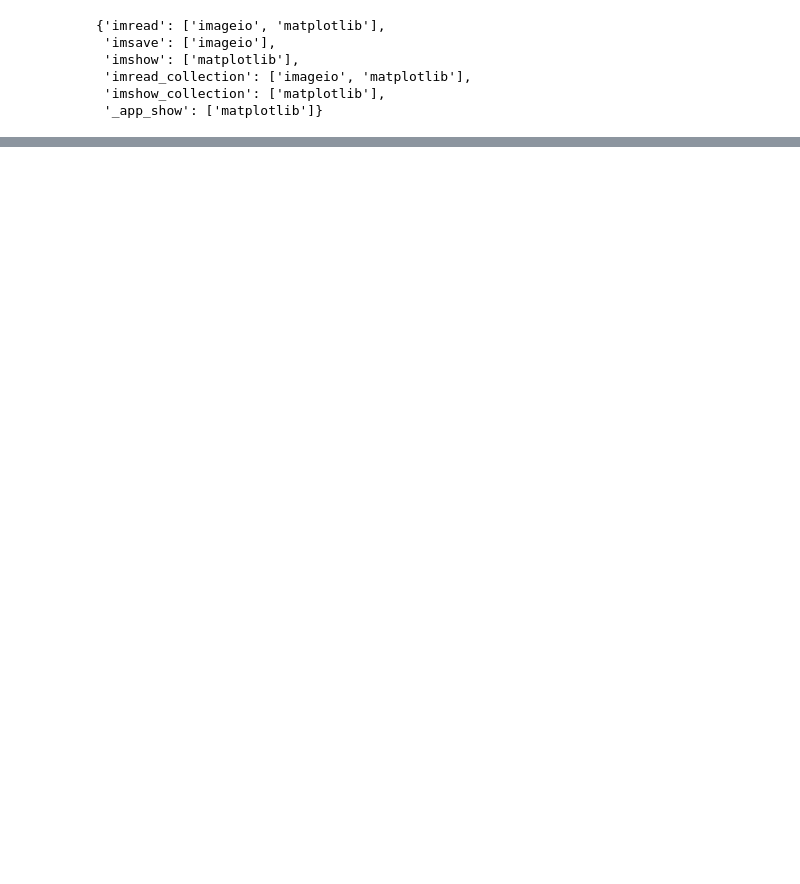
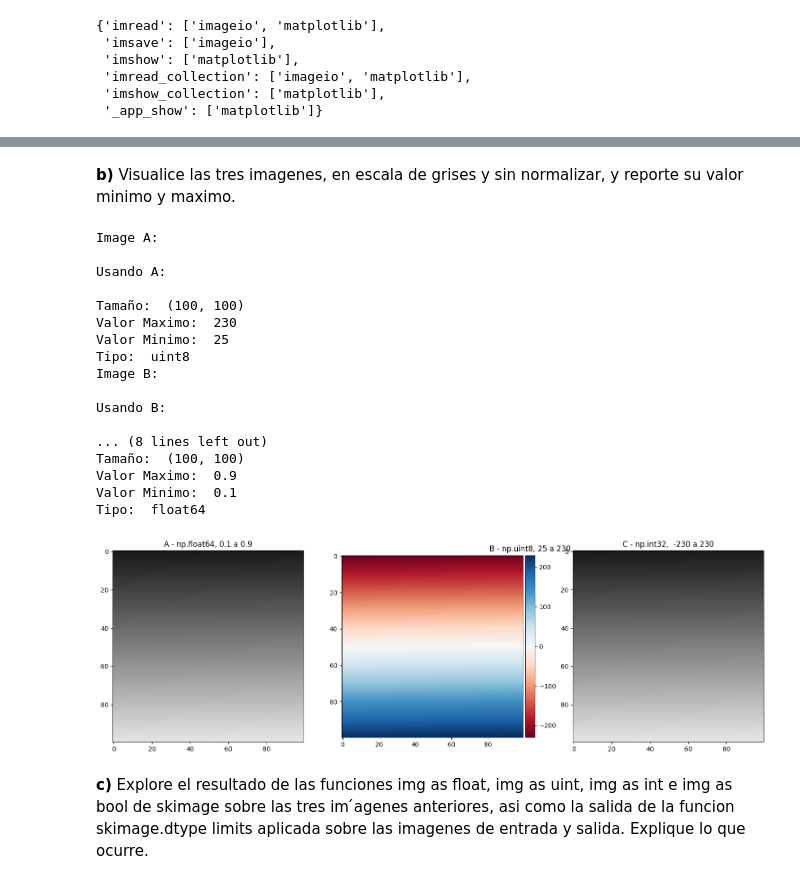
Before and after one commit to ChantaClown/3-year, a Jupyter notebook: computer_vision/p1/practica1.ipynb, the cells around one changed output, grey strips where cells are left out. Drawn from its saved outputs; the diff is of its cells as text; code cells hidden in the pictures; blank space fills up the shorter version.

```diff
--- a/computer_vision/p1/practica1.ipynb
+++ b/computer_vision/p1/practica1.ipynb
@@ -36,0 +140,66 @@ Al realizar operaciones se pasade $uint8$ a $float$, pasamos de usar $(255,255,2
+# %%
+def intensity_gradient(size=(100, 100), dtype=np.uint8, values=(0, 255)):
+    rows, cols = size
+    mn, mx = values
+    result = np.linspace(mn, mx, rows*cols).reshape(rows, cols)
+    return result.astype(dtype)
+
+C = intensity_gradient(size=(100, 100), dtype=np.float64, values=(0.1, 0.9))
+A = intensity_gradient(size=(100, 100), dtype=np.uint8, values=(25, 230))
+B = intensity_gradient(size=(100, 100), dtype=np.int32, values=(-230, 230))
+# %% [markdown]
+__b)__ Visualice las tres imagenes, en escala de grises y sin normalizar, y reporte su valor minimo y maximo.
+# %%
+print("Image A: \n")
+# Caracteristicas de la imagen
+image_caracteristics(A, "A")
+
+print("Image B: \n")
+# Caracteristicas de la imagen
+image_caracteristics(B, "B")
+
+print("Image C: \n")
+# Caracteristicas de la imagen
+image_caracteristics(C, "C")
+
+# Visualizamos las imagenes
+plt.figure(figsize=(15, 5))
+
+# lena2 brillo por defecto
+plt.subplot(1, 3, 1) # lena2
+io.imshow(A)
+plt.title("A - np.float64, 0.1 a 0.9")
+
+# lena3 menos brillo
+plt.subplot(1, 3, 2) # lena3
+io.imshow(B)
+plt.title("B - np.uint8, 25 a 230")
+
+# lena3 menos brillo
+plt.subplot(1, 3, 3) # lena3
+io.imshow(C)
+plt.title("C - np.int32,  -230 a 230")
+
+# Mostrar las imágenes
+plt.show()
+# %% [output]
+Image A:
+
+Usando A:
+
+Tamaño:  (100, 100)
+Valor Maximo:  230
+Valor Minimo:  25
+Tipo:  uint8
+Image B:
+
+Usando B:
+
+... (8 lines left out)
+Tamaño:  (100, 100)
+Valor Maximo:  0.9
+Valor Minimo:  0.1
+Tipo:  float64
+[figure, added]
+# %% [markdown]
+__c)__ Explore el resultado de las funciones img as float, img as uint, img as int e img as bool de skimage sobre las tres im ́agenes anteriores, asi como la salida de la funcion skimage.dtype limits aplicada sobre las imagenes de entrada y salida. Explique lo que ocurre.
```
Also changed, not shown: parts of 28 cells of this notebook, 8 other files.
